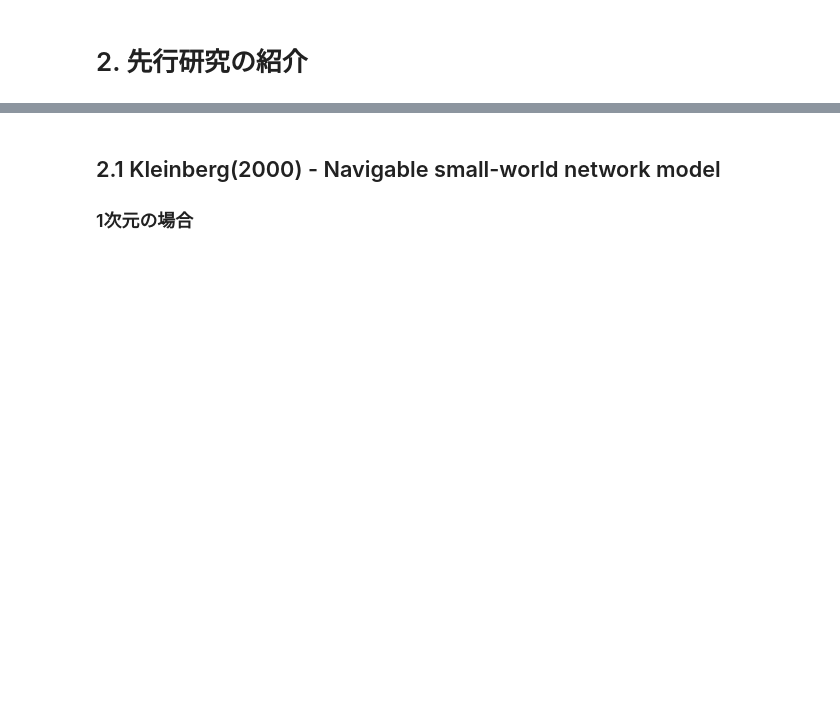
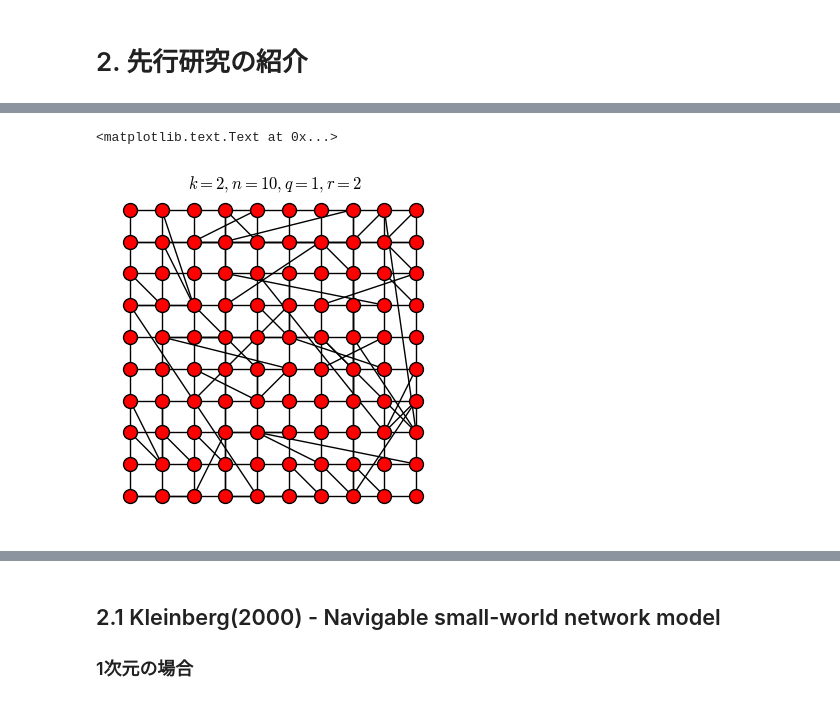
Before and after one commit to akiratk0355/navigable-network-analysis, a Jupyter notebook: presentation-sandberg(2005).ipynb, the cells around one changed output, grey strips where cells are left out. Cells and saved outputs as stored; diff of their text form; code cells hidden in the pictures; blank space fills up the shorter version.

```diff
--- a/presentation-sandberg(2005).ipynb
+++ b/presentation-sandberg(2005).ipynb
@@ -39,0 +130,10 @@ logging.basicConfig(level=logging.INFO, stream=sys.stderr)
+# %%
+plt.rcParams['figure.figsize'] = (4,4)
+G = nx.navigable_small_world_graph(10, p=1, q=1, r=2, dim=2)
+G = G.to_undirected()
+pos=draw_autocrop_grid(G)
+nx.draw(G, pos=dict(zip(G,G)), node_size=100, node_color='r')
+plt.title("$k=2, n=10, q=1, r=2$")
+# %% [output]
+<matplotlib.text.Text at 0x...>
+[figure, added]
```
Also changed, not shown: parts of 14 cells of this notebook.
